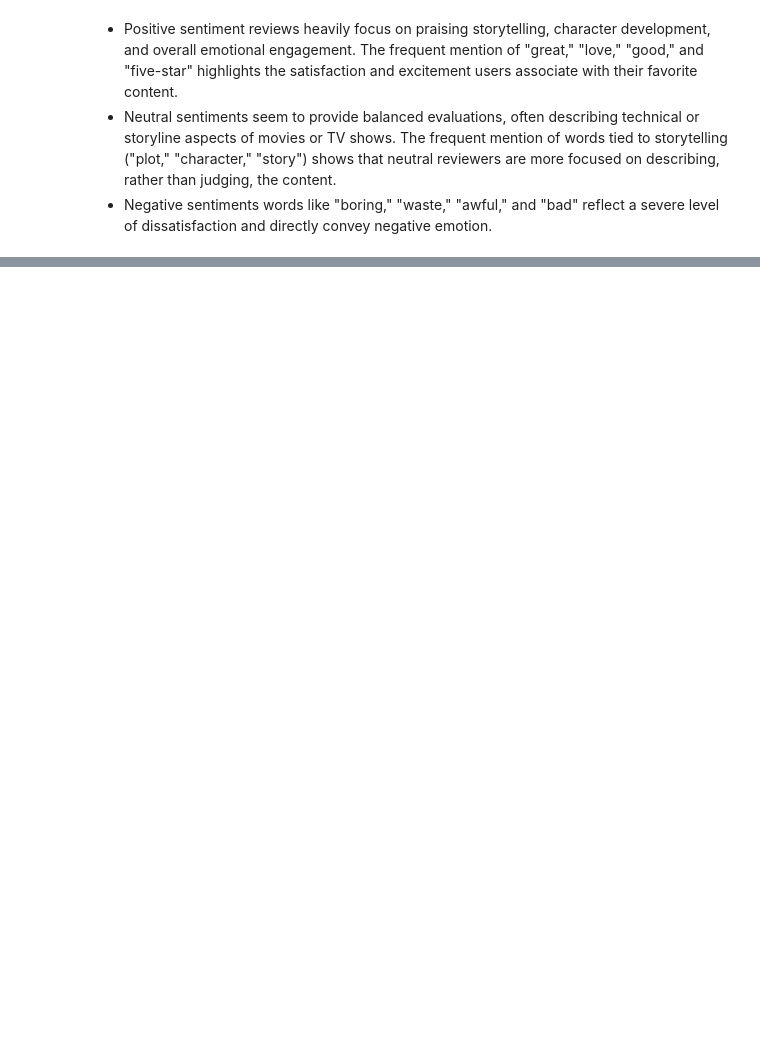
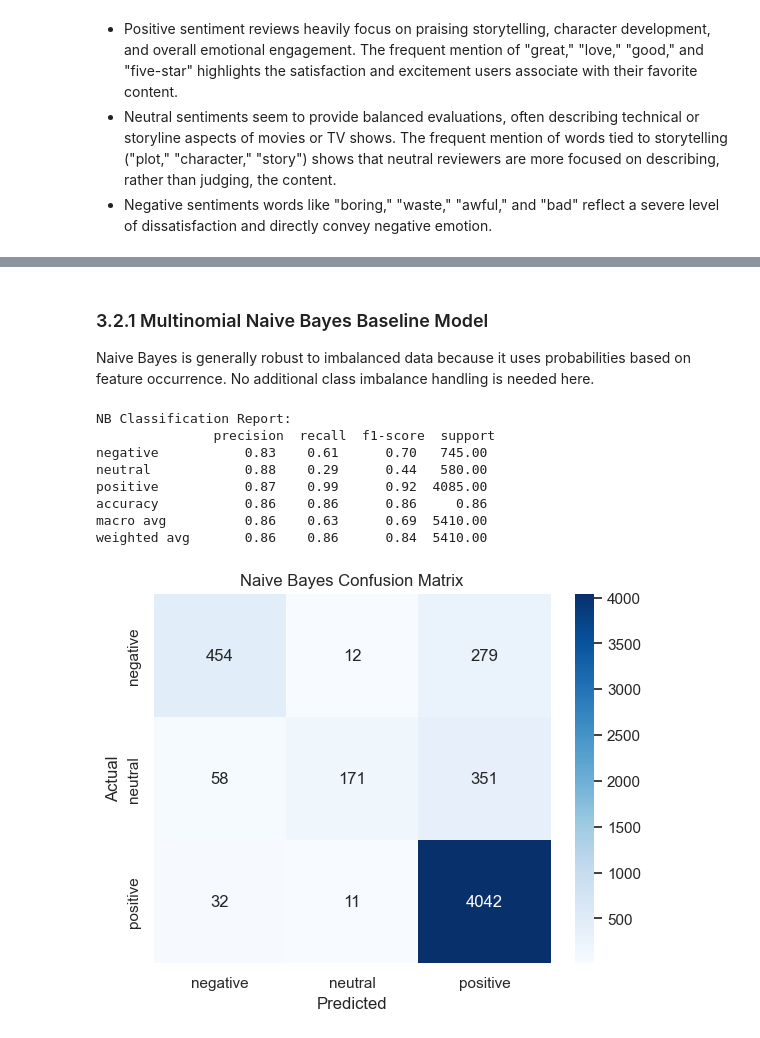
Before and after one commit to WambuiMunene/Grp_1_Capstone-Project, a Jupyter notebook: IPYNBs/Wambui.ipynb, the cells around one changed output, grey strips where cells are left out. Cells and saved outputs as stored; diff of their text form; code cells hidden in the pictures; blank space fills up the shorter version.

Commit message:
Baseline Model done

```diff
--- a/IPYNBs/Wambui.ipynb
+++ b/IPYNBs/Wambui.ipynb
@@ -766,0 +807,38 @@ video_df.head()
+# %% [markdown]
+### 3.2.1 Multinomial Naive Bayes Baseline Model
+Naive Bayes is generally robust to imbalanced data because it uses probabilities based on feature occurrence. No additional class imbalance handling is needed here.
+# %%
+# Naive Bayes Pipeline
+nb_pipeline = Pipeline([
+    ('tfidf', TfidfVectorizer(max_features=5000,ngram_range=(1,2))),
+    ('nb', MultinomialNB())  # MultinomialNB inherently handles class imbalance with probabilities
+])
+
+# Fit the pipeline on training data
+nb_pipeline.fit(X_train, y_train)
+
+# Predict on validation data
+y_val_pred_nb = nb_pipeline.predict(X_val)
+
+# Classification report and confusion matrix for NB
+nb_dict = classification_report(y_val, y_val_pred_nb, output_dict=True)
+nb_df = pd.DataFrame(nb_dict).transpose()
+print("NB Classification Report:\n",round(nb_df,2))
+
+nb_cm = confusion_matrix(y_val, y_val_pred_nb)
+sns.heatmap(nb_cm, annot=True, fmt='d', cmap='Blues', xticklabels=nb_pipeline.classes_, yticklabels=nb_pipeline.classes_)
+plt.title("Naive Bayes Confusion Matrix")
+plt.xlabel("Predicted")
+plt.ylabel("Actual")
+plt.savefig("Confusion Matrix Baseline NB")
+plt.show()
+# %% [output]
+NB Classification Report:
+               precision  recall  f1-score  support
+negative           0.83    0.61      0.70   745.00
+neutral            0.88    0.29      0.44   580.00
+positive           0.87    0.99      0.92  4085.00
+accuracy           0.86    0.86      0.86     0.86
+macro avg          0.86    0.63      0.69  5410.00
+weighted avg       0.86    0.86      0.84  5410.00
+[figure, added]
```
Also changed, not shown: parts of 20 cells of this notebook, 3 other files.
